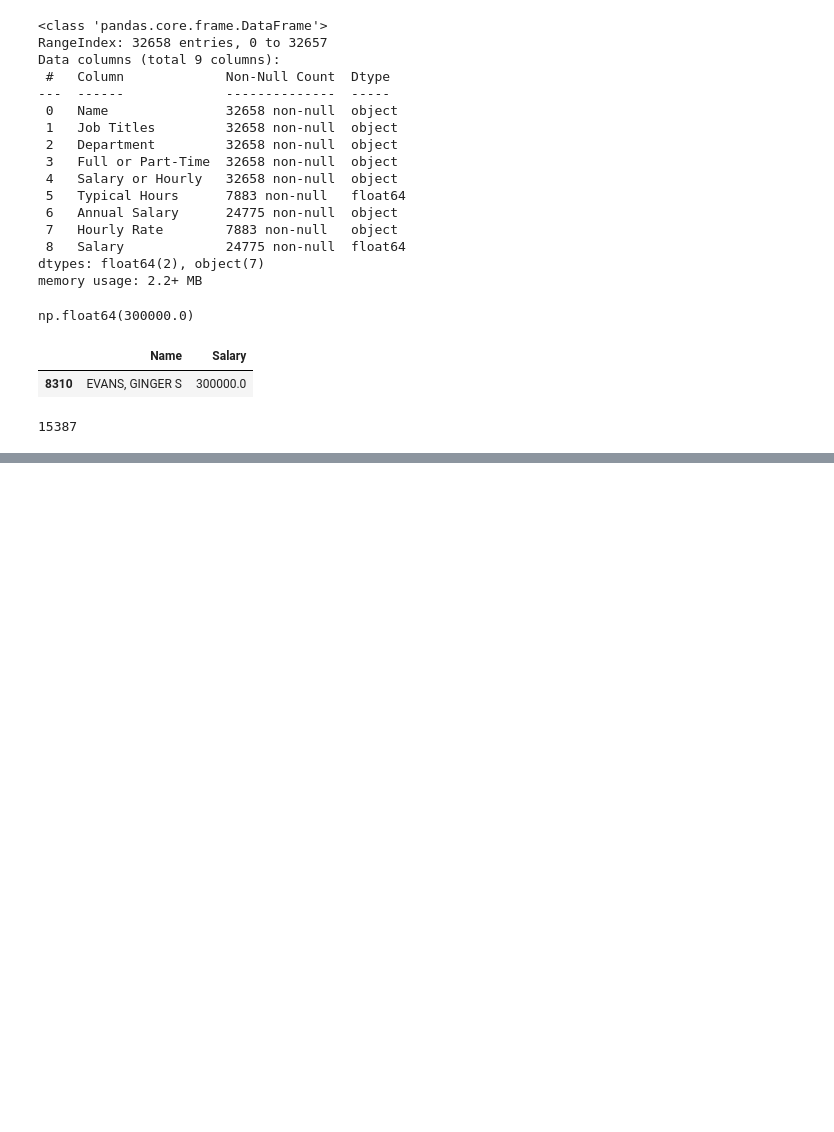
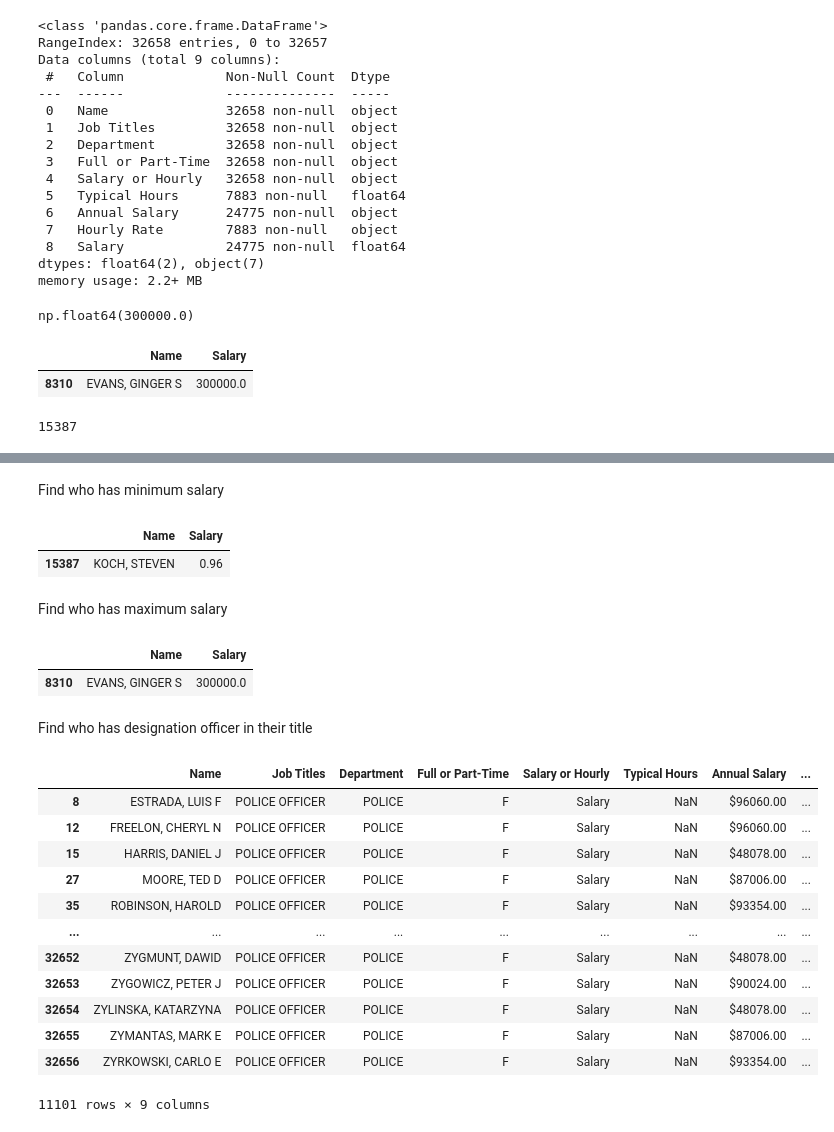
Before and after one commit to tuhinCr7/Basic-Pandas, a Jupyter notebook: City_chicago_payroll.ipynb, the cells around one changed output, grey strips where cells are left out. Saved outputs shown, nothing was run; the diff lists cells and outputs as text; code cells hidden in the pictures; blank space fills up the shorter version.

```diff
--- a/City_chicago_payroll.ipynb
+++ b/City_chicago_payroll.ipynb
@@ -138,0 +158,32 @@ df.to_csv('/Users/tuhinalambijoy/Downloads/Chicago.csv')
+# %% [markdown]
+Find who has minimum salary
+# %%
+df[df['Salary']==df['Salary'].min()][["Name","Salary"]]
+# %% [output]
+|  | Name | Salary |
+| 15387 | KOCH, STEVEN | 0.96 |
+# %% [markdown]
+Find who has maximum salary
+# %%
+df[df['Salary']==df["Salary"].max()][["Name","Salary"]]
+# %% [output]
+|  | Name | Salary |
+| 8310 | EVANS, GINGER S | 300000.0 |
+# %% [markdown]
+Find who has designation officer in their title
+# %%
+df[df['Job Titles'].str.contains('Officer',case=False)]
+# %% [output]
+|  | Name | Job Titles | Department | Full or Part-Time | Salary or Hourly | Typical Hours | Annual Salary | ... |
+| 8 | ESTRADA, LUIS F | POLICE OFFICER | POLICE | F | Salary | NaN | $96060.00 | ... |
+| 12 | FREELON, CHERYL N | POLICE OFFICER | POLICE | F | Salary | NaN | $96060.00 | ... |
+| 15 | HARRIS, DANIEL J | POLICE OFFICER | POLICE | F | Salary | NaN | $48078.00 | ... |
+| 27 | MOORE, TED D | POLICE OFFICER | POLICE | F | Salary | NaN | $87006.00 | ... |
+| 35 | ROBINSON, HAROLD | POLICE OFFICER | POLICE | F | Salary | NaN | $93354.00 | ... |
+| ... | ... | ... | ... | ... | ... | ... | ... | ... |
+| 32652 | ZYGMUNT, DAWID | POLICE OFFICER | POLICE | F | Salary | NaN | $48078.00 | ... |
+| 32653 | ZYGOWICZ, PETER J | POLICE OFFICER | POLICE | F | Salary | NaN | $90024.00 | ... |
+| 32654 | ZYLINSKA, KATARZYNA | POLICE OFFICER | POLICE | F | Salary | NaN | $48078.00 | ... |
+| 32655 | ZYMANTAS, MARK E | POLICE OFFICER | POLICE | F | Salary | NaN | $87006.00 | ... |
+| 32656 | ZYRKOWSKI, CARLO E | POLICE OFFICER | POLICE | F | Salary | NaN | $93354.00 | ... |
+11101 rows × 9 columns
```
Also changed, not shown: parts of 12 cells of this notebook.
